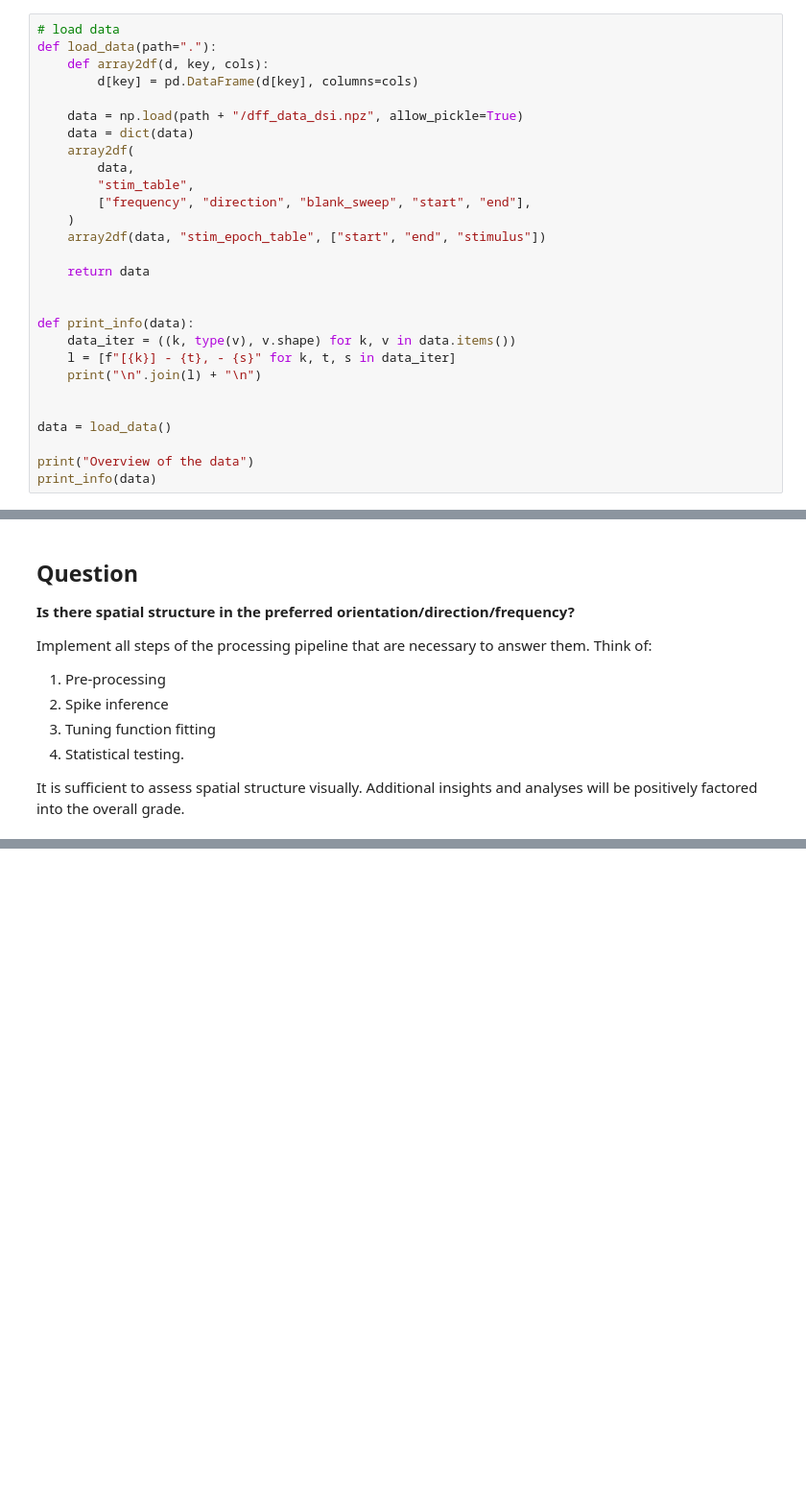
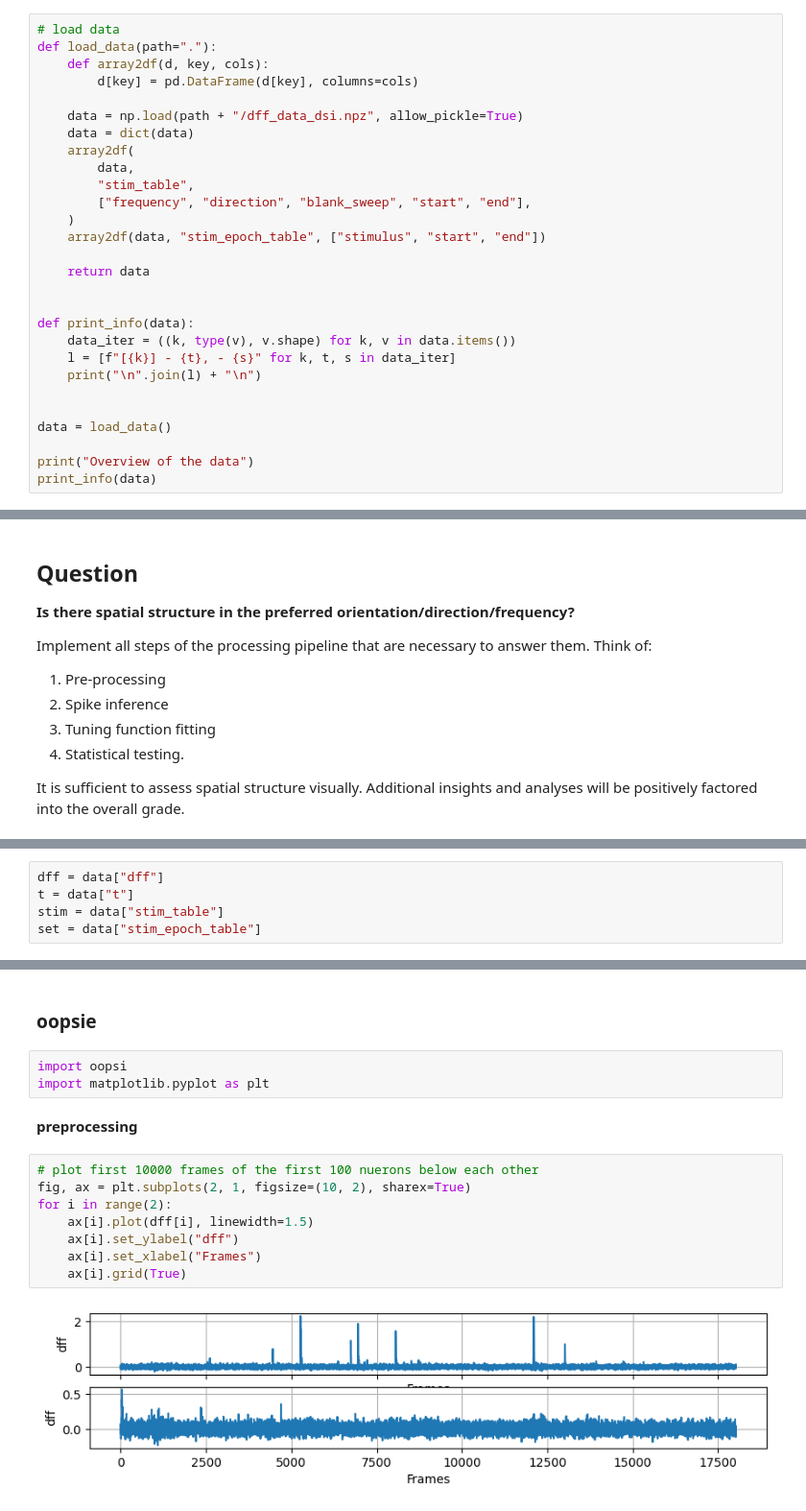
Before and after one commit to toniklenk/NeuralDataScience, a Jupyter notebook: Abschlussprojekt/practical01.ipynb, the cells around one changed output, grey strips where cells are left out. Shown at 96% size. Saved outputs shown, nothing was run; the diff lists cells and outputs as text; blank space fills up the shorter version.

```diff
--- a/Abschlussprojekt/practical01.ipynb
+++ b/Abschlussprojekt/practical01.ipynb
@@ -56,7 +60,7 @@ def load_data(path="."):
         "stim_table",
         ["frequency", "direction", "blank_sweep", "start", "end"],
     )
-    array2df(data, "stim_epoch_table", ["start", "end", "stimulus"])
+    array2df(data, "stim_epoch_table", ["stimulus", "start", "end"])
 
     return data
 
@@ -94,0 +103,5 @@ It is sufficient to assess spatial structure visually. Additional insights and a
+# %%
+dff = data["dff"]
+t = data["t"]
+stim = data["stim_table"]
+set = data["stim_epoch_table"]
@@ -94,0 +167,17 @@ It is sufficient to assess spatial structure visually. Additional insights and a
+# %% [markdown]
+### oopsie
+# %%
+import oopsi
+import matplotlib.pyplot as plt
+# %% [markdown]
+**preprocessing**
+# %%
+# plot first 10000 frames of the first 100 nuerons below each other
+fig, ax = plt.subplots(2, 1, figsize=(10, 2), sharex=True)
+for i in range(2):
+    ax[i].plot(dff[i], linewidth=1.5)
+    ax[i].set_ylabel("dff")
+    ax[i].set_xlabel("Frames")
+    ax[i].grid(True)
+# %% [output]
+[figure, added]
```
Also changed, not shown: parts of 24 cells of this notebook, 3 other files.
